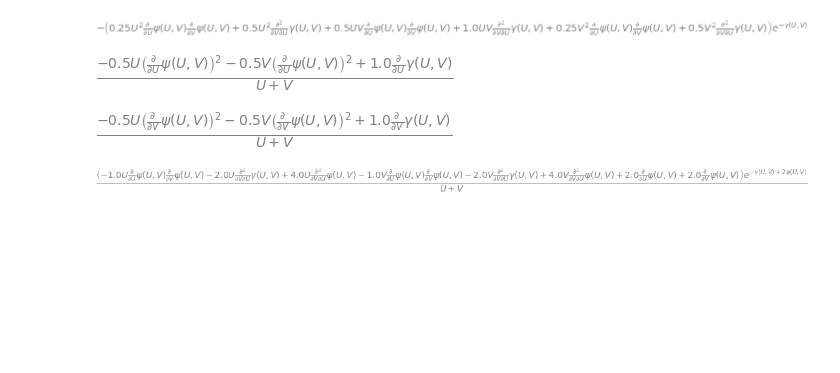
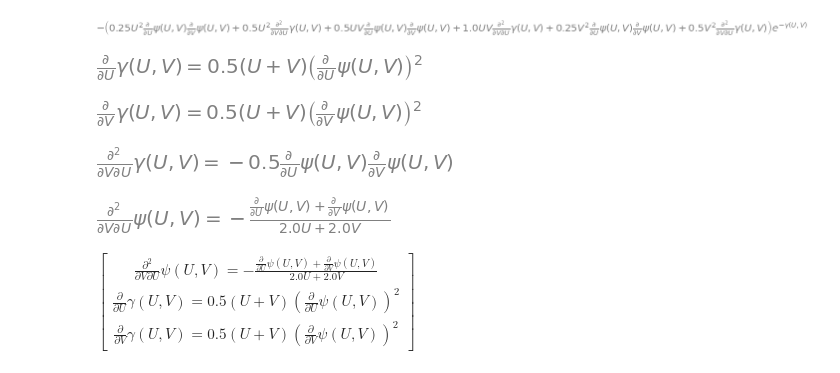
Before and after one commit to GeoffCope/General_Relativity_Python, a Jupyter notebook: Plane_Symmetric_Cosmologies_Centrella_Matzner.ipynb, the cells around one changed output. Drawn from its saved outputs; the diff is of its cells as text; code cells hidden in the pictures; blank space fills up the shorter version.

```diff
--- a/Plane_Symmetric_Cosmologies_Centrella_Matzner.ipynb
+++ b/Plane_Symmetric_Cosmologies_Centrella_Matzner.ipynb
@@ -112,14 +112,27 @@ simplify(einst.tensor())[3,3]
 # %% [output]
 [figure]
 # %%
-simplify(einst.tensor())[0,0]
+dgammadu = Eq(diff(gamma,U) ,solve( simplify(einst.tensor())[0,0] , diff(gamma,U) )[0])
+dgammadu
 # %% [output]
-[figure, old version]
+[figure, new version]
 # %%
-simplify(einst.tensor())[1,1]
+dgammadv = Eq( diff(gamma,V) , solve( simplify(einst.tensor())[1,1], diff(gamma,V) )[0] )
+dgammadv
 # %% [output]
-[figure, old version]
+[figure, new version]
+# %%
+d2gammadudv = Eq( diff(gamma,U,V), solve( simplify(einst.tensor())[3,3].args[1] , diff(gamma,U,V) )[0] )
+d2gammadudv
+# %% [output]
+[figure, added]
 # %%
-simplify(einst.tensor())[2,2]
+equation6pt4 = Eq(diff(psi,U,V),solve( simplify(simplify(einst.tensor())[2,2].args[1]).subs(d2gammadudv.args[0],d2gammadudv.args[1]), diff(psi,U,V) )[0])
+equation6pt4
 # %% [output]
-[figure, old version]
+[figure, new version]
+# %%
+vacuumFieldEquations6pt3 = Matrix([equation6pt4,dgammadu,dgammadv])
+vacuumFieldEquations6pt3
+# %% [output]
+$\displaystyle \left[\begin{matrix}\frac{\partial^{2}}{\partial V\partial U} \psi{\left(U,V \right)} = - \frac{\frac{\partial}{\partial U} \psi{\left(U,V \right)} + \frac{\partial}{\partial V} \psi{\left(U,V \right)}}{2.0 U + 2.0 V}\\\frac{\partial}{\partial U} \gamma{\left(U,V \right)} = 0.5 \left(U + V\right) \left(\frac{\partial}{\partial U} \psi{\left(U,V \right)}\right)^{2}\\\frac{\partial}{\partial V} \gamma{\left(U,V \right)} = 0.5 \left(U + V\right) \left(\frac{\partial}{\partial V} \psi{\left(U,V \right)}\right)^{2}\end{matrix}\right]$
```
Also changed, not shown: parts of 1 cell of this notebook, 2 other files.
